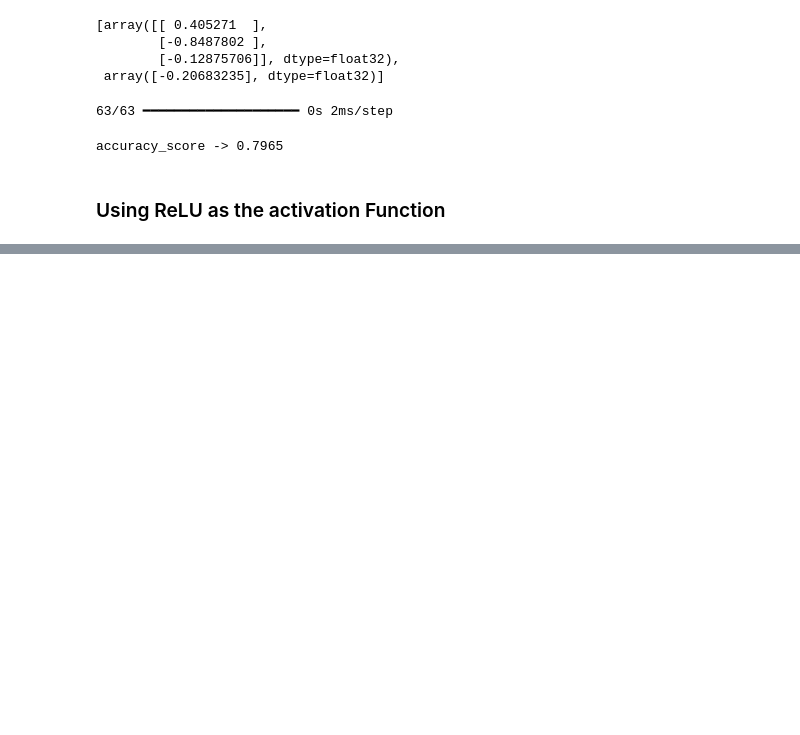
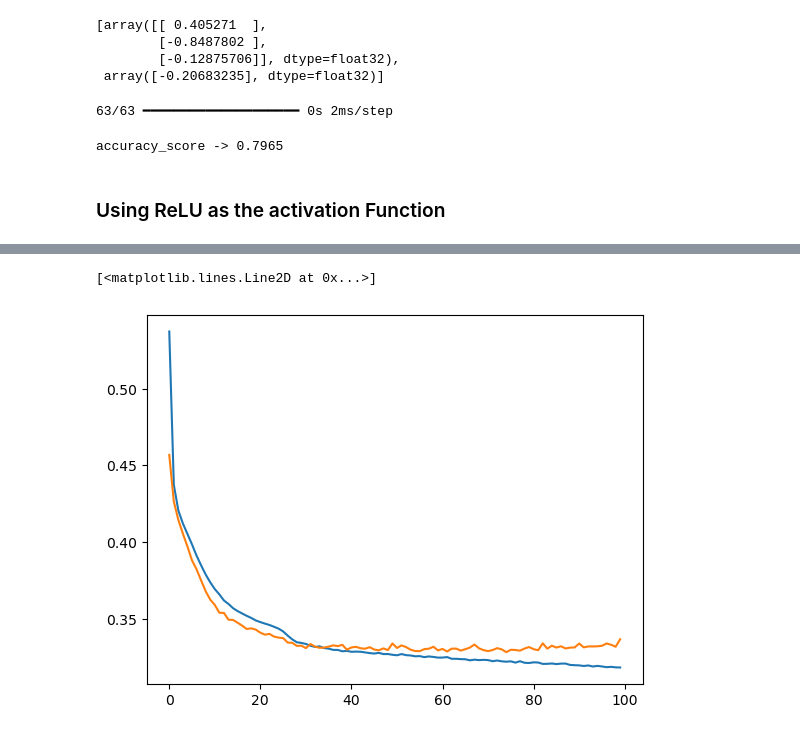
Before and after one commit to pradhumansoni/Deep_learning_in_ComputerVision, a Jupyter notebook: 2. Customer_Churn_Predictor/churn_predictor.ipynb, the cells around one changed output, grey strips where cells are left out. Cells and saved outputs as stored; diff of their text form; code cells hidden in the pictures; blank space fills up the shorter version.

Commit message:
learned how to plot the loss and val_loss curve

```diff
--- a/2. Customer_Churn_Predictor/churn_predictor.ipynb
+++ b/2. Customer_Churn_Predictor/churn_predictor.ipynb
@@ -277,12 +277,12 @@ accuracy_score -> 0.7965
 ### Using ReLU as the activation Function
 # %%
 model = Sequential()
-model.add(Dense(64, activation='relu',input_dim = 11))
-model.add(Dense(32, activation='relu')) # no need to give the input dimension here (keras knows it!!)
+model.add(Dense(16, activation='relu',input_dim = 11))
+model.add(Dense(8, activation='relu')) # no need to give the input dimension here (keras knows it!!)
 model.add(Dense(1,activation='sigmoid'))
 model.summary()
 model.compile(loss='binary_crossentropy', optimizer='Adam',metrics=['accuracy'])
-model.fit(X_train_scaled,y_train , epochs=100,validation_split=.2)
+history = model.fit(X_train_scaled,y_train , epochs=100,validation_split=.2)
 model.summary()
 model.layers[0].get_weights()  # this is the weights and bias of 1st hidden layer
 model.layers[1].get_weights() # this is the 2nd layer (output layer)
@@ -341,0 +342,7 @@ Accuracy -> 0.842
+# %%
+import matplotlib.pyplot as plt
+plt.plot(history.history['loss'])
+plt.plot(history.history['val_loss']) # this is a classic overfitting
+# %% [output]
+[<matplotlib.lines.Line2D at 0x...>]
+[figure, added]
```
Also changed, not shown: parts of 2 cells of this notebook.
